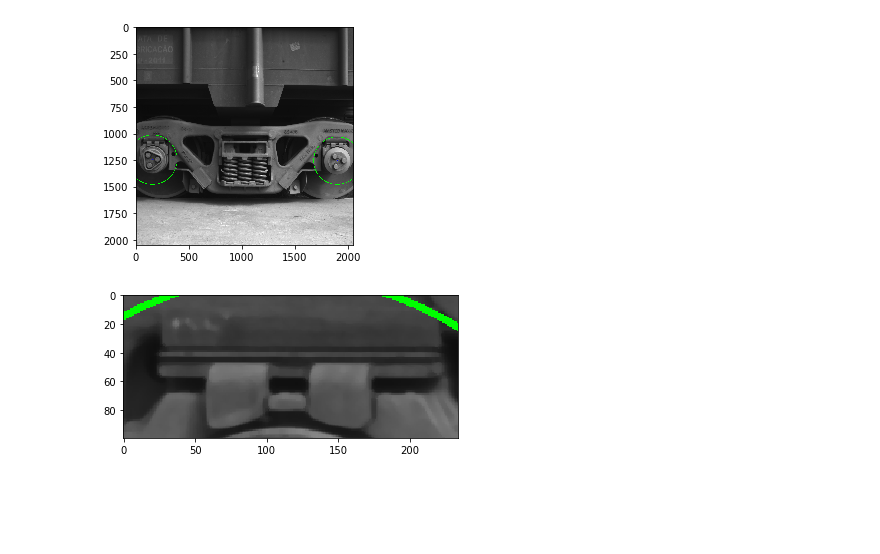
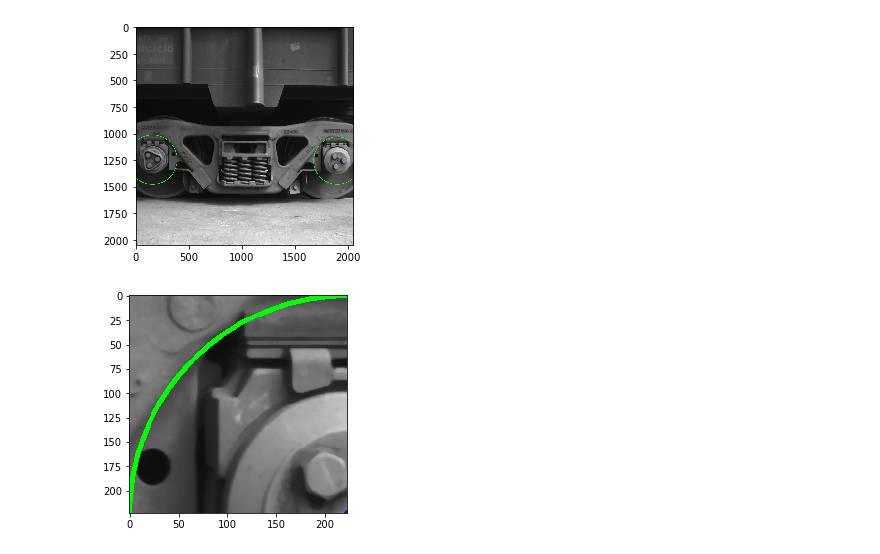
Before and after one commit to AnaNarrayra/ISI---UFPA, a Jupyter notebook: ISI/Detecção do PAD.ipynb, the cells around one changed output. Cells and saved outputs as stored; diff of their text form; code cells hidden in the pictures; blank space fills up the shorter version.

```diff
--- a/ISI/Detecção do PAD.ipynb
+++ b/ISI/Detecção do PAD.ipynb
@@ -1,3 +1,35 @@
+# %%
+import cv2
+import numpy as np
+import matplotlib.pyplot as plt
+
+img = cv2.imread('14-8_cam_2_image_3.tif',0)
+img = cv2.medianBlur(img,5)
+cimg = cv2.cvtColor(img,cv2.COLOR_GRAY2BGR)
+output = cimg.copy()
+
+circles = cv2.HoughCircles(img,cv2.HOUGH_GRADIENT, 1.5, 1700)
+
+
+circles = np.uint16(np.around(circles))
+for (x, y, r) in circles[0,:]:
+    # draw the outer circle
+    cv2.circle(output,(x, y), int(1.82*r),(0,255,0),3)
+    # draw the center of the circle
+    cv2.circle(output,(x,y),2,(0,0,255),4)
+plt.imshow(output)
+plt.show()
+
+crop_img = output[y-int(1.82*r):y, x-int(1.82*r):x]
+
+plt.imshow(crop_img)
+#plt.imshow(np.hstack([output, crop_img]))
+plt.show()
+cv2.waitKey(0)
+cv2.destroyAllWindows()
+# %% [output]
+[figure, added]
+[figure, added]
 # %%
 import cv2
 import numpy as np
@@ -20,13 +52,10 @@ for (x, y, r) in circles[0,:]:
 plt.imshow(output)
 plt.show()
 
-crop_img = output[1027:1127, 44:278]
+crop_img = output[y-r:y+r, x-r:x+r]
 
 plt.imshow(crop_img)
 #plt.imshow(np.hstack([output, crop_img]))
 plt.show()
 cv2.waitKey(0)
 cv2.destroyAllWindows()
-# %% [output]
-[figure, removed]
-[figure, removed]
```
